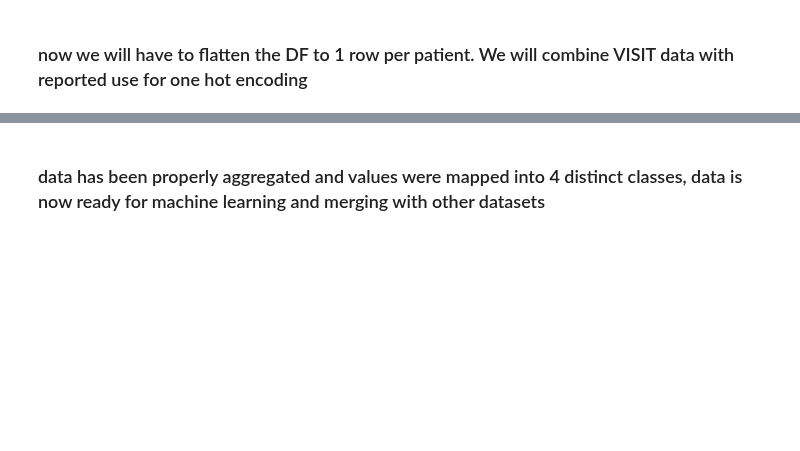
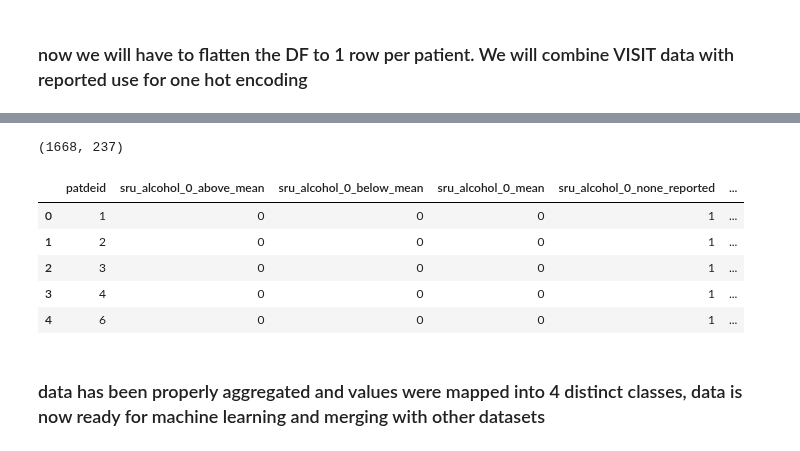
Before and after one commit to DanHerman212/oud_treatment_outcome, a Jupyter notebook: notebooks/Level_1_cleaning_feature_engineering/1-self_reported_use.ipynb, the cells around one changed output, grey strips where cells are left out. Saved outputs shown, nothing was run; the diff lists cells and outputs as text; code cells hidden in the pictures; blank space fills up the shorter version.

```diff
--- a/notebooks/Level_1_cleaning_feature_engineering/1-self_reported_use.ipynb
+++ b/notebooks/Level_1_cleaning_feature_engineering/1-self_reported_use.ipynb
@@ -146,6 +140,0 @@ Length of alc_qty column is: 1099
-# %%
-# replace nulls in alc_qty with 0.0
-s.alc_qty.fillna(0.0, inplace=True)
-# %%
-# if item in alc_qty is not 0.0 replace with 1.0
-s.alc_qty = s.alc_qty.apply(lambda x: 1.0 if x != 0.0 else x)
@@ -494,5 +728,16 @@ sru_agg.info(verbose=True)
 # %%
 sru_agg.shape
+# %% [output]
+(1668, 237)
+# %%
+sru_agg[:5]
+# %% [output]
+|  | patdeid | sru_alcohol_0_above_mean | sru_alcohol_0_below_mean | sru_alcohol_0_mean | sru_alcohol_0_none_reported | ... |
+| 0 | 1 | 0 | 0 | 0 | 1 | ... |
+| 1 | 2 | 0 | 0 | 0 | 1 | ... |
+| 2 | 3 | 0 | 0 | 0 | 1 | ... |
+| 3 | 4 | 0 | 0 | 0 | 1 | ... |
+| 4 | 6 | 0 | 0 | 0 | 1 | ... |
 # %% [markdown]
 ### data has been properly aggregated and values were mapped into 4 distinct classes, data is now ready for machine learning and merging with other datasets
 # %%
```
Also changed, not shown: parts of 37 cells of this notebook, 12 other files.
